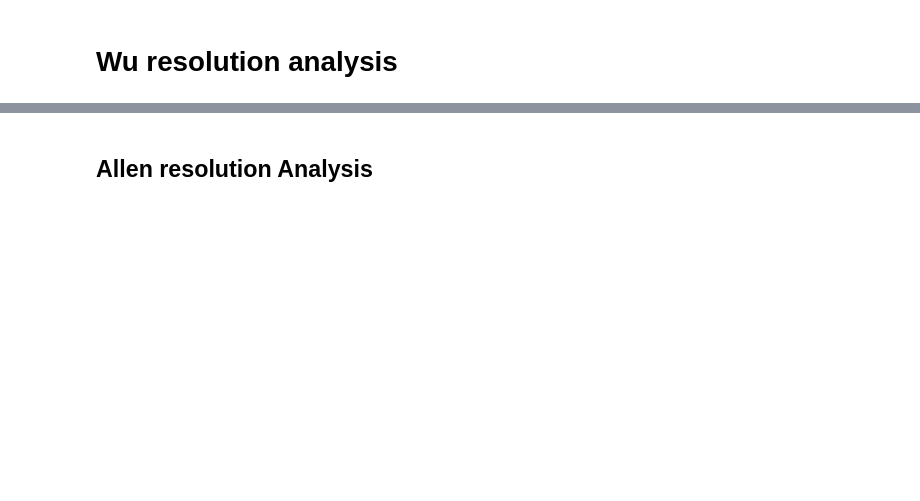
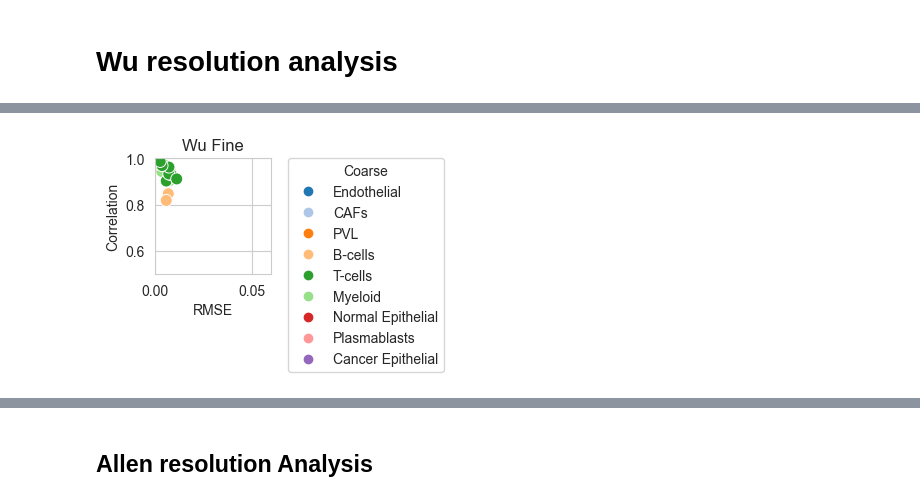
Before and after one commit to ComputationalBiomedicineGroup/rectangle_paper, a Jupyter notebook: notebooks/figure_3.ipynb, the cells around one changed output, grey strips where cells are left out. Saved outputs shown, nothing was run; the diff lists cells and outputs as text; code cells hidden in the pictures; blank space fills up the shorter version.

```diff
--- a/notebooks/figure_3.ipynb
+++ b/notebooks/figure_3.ipynb
@@ -906,9 +803,7 @@ plt.show()
 # %%
 import pandas as pd
 import helper
-wu_fine_folder = '../data/fig3/resolution_csv/allen_wu/wu_resolution_analysis_sim_fine_annot'
-wu_normal_folder = '../data/fig3/resolution_csv/allen_wu/wu_resolution_analysis_sim_normal_annot'
-wu_coarse_folder = '../data/fig3/resolution_csv/allen_wu/wu_resolution_analysis_sim_coarse_annot'
+
 
 wu_fine_estimations = []
 wu_fine_true =[]
@@ -917,15 +812,15 @@ wu_normal_true =[]
 wu_coarse_estimations = []
 wu_coarse_true =[]
 for i in range(1,6):
-    fine_estimation = pd.read_csv(wu_fine_folder + f'/replicate_{i}/deconvolution.csv', index_col=0)
+    fine_estimation = pd.read_csv(wu_folder + f'/replicate_{i}/estimations_fine.csv', index_col=0)
     fine_estimation = fine_estimation.drop('Unknown', axis=1)
-    fine_true = pd.read_csv(wu_fine_folder + f'/replicate_{i}/true_cell_fractions.csv', index_col=0)
-    normal_estimation = pd.read_csv(wu_normal_folder + f'/replicate_{i}/deconvolution.csv', index_col=0)
+    fine_true = pd.read_csv(wu_folder + f'/replicate_{i}/wu_resolution_analysis_sim_fine_annot_facs.csv', index_col=0)
+    normal_estimation = pd.read_csv(wu_folder + f'/replicate_{i}/estimations_normal.csv', index_col=0)
     normal_estimation = normal_estimation.drop('Unknown', axis=1)
-    normal_true = pd.read_csv(wu_normal_folder + f'/replicate_{i}/true_cell_fractions.csv', index_col=0)
-    coarse_estimation = pd.read_csv(wu_coarse_folder + f'/replicate_{i}/deconvolution.csv', index_col=0)
+    normal_true = pd.read_csv(wu_folder + f'/replicate_{i}/wu_resolution_analysis_sim_normal_annot_facs.csv', index_col=0)
+    coarse_estimation = pd.read_csv(wu_folder + f'/replicate_{i}/estimations_coarse.csv', index_col=0)
     coarse_estimation = coarse_estimation.drop('Unknown', axis=1)
-    coarse_true = pd.read_csv(wu_coarse_folder + f'/replicate_{i}/true_cell_fractions.csv', index_col=0)
+    coarse_true = pd.read_csv(wu_folder + f'/replicate_{i}/wu_resolution_analysis_sim_coarse_annot_facs.csv', index_col=0)
     wu_fine_estimations.append(fine_estimation)
     wu_normal_estimations.append(normal_estimation)
     wu_coarse_estimations.append(coarse_estimation)
@@ -1083,56 +983,28 @@ plt.show()
 # %%
-cell_palette.update({
-    # ---- T cells / NK / NKT subclusters ----
-    'T_cells_c0_CD4+_CCR7': '#B3B3B3',              # CD4 family
-    'T_cells_c1_CD4+_IL7R': '#B3B3B3',              # CD4 family
-    'T_cells_c2_CD4+_T-regs_FOXP3': '#52A0A0',      # Tregs
-    'T_cells_c3_CD4+_Tfh_CXCL13': '#B3B3B3',        # CD4 family
-    'T_cells_c4_CD8+_ZFP36': '#A6D854',             # CD8 family
-    'T_cells_c5_CD8+_GZMK': '#A6D854',              # CD8 family
-    'T_cells_c6_IFIT1': '#FFD92F',                  # general T cells (or interferon-ish)
-    'T_cells_c7_CD8+_IFNG': '#A6D854',              # CD8 effector
-    'T_cells_c8_CD8+_LAG3': '#A6D854',              # exhausted CD8
-    'T_cells_c9_NK_cells_AREG': '#DDD700',          # NK family
-    'T_cells_c10_NKT_cells_FCGR3A': '#DDD700',      # NKT/NK-like
-    'T_cells_c11_MKI67': '#B3B3B3',                 # cycling -> neutral
+wu_fine_df = build_wu_plot_df(wu_fine_r_cell_avg, wu_fine_rsme_cell_avg)
+wu_fine_palette = {
+    row.cell_type: wu_coarse_color_map.get(row.coarse, '#999999')
+    for row in wu_fine_df.itertuples(index=False)
+}
 
-    # ---- Myeloid subclusters ----
-    'Myeloid_c0_DC_LAMP3': '#8DA0CB',               # DC family
-    'Myeloid_c3_cDC1_CLEC9A': '#A3C292',            # cDC1 (matches your cDC1)
-    'Myeloid_c11_cDC2_CD1C': '#A1C090',             # cDC2 (matches your cDC2)
-    'Myeloid_c4_DCs_pDC_IRF7': '#E5C494',           # pDC family
-    'Myeloid_c12_Monocyte_1_IL1B': '#E78AC3',       # monocytes
-    'Myeloid_c8_Monocyte_2_S100A9': '#E78AC3',      # monocytes
-    'Myeloid_c7_Monocyte_3_FCGR3A': '#E78AC3',      # monocytes (non-classical-ish but keep same family)
-    'Myeloid_c5_Macrophage_3_SIGLEC1': '#FC8D62',   # macrophage family
-    'Myeloid_c10_Macrophage_1_EGR1': '#FC8D62',     # macrophage family
-    'Myeloid_c9_Macrophage_2_CXCL10': '#FC8D62',    # macrophage family
-    'Myeloid_c1_LAM1_FABP5': '#FC8D62',             # macrophage-like (LAM)
-    'Myeloid_c2_LAM2_APOE': '#FC8D62',              # macrophage-like (LAM)
-
-    # ---- CAF subclusters ----
-    'CAFs_Transitioning_s3': '#66C2A5',
-    'CAFs_MSC_iCAF-like_s1': '#66C2A5',
-    'CAFs_MSC_iCAF-like_s2': '#66C2A5',
-    'CAFs_myCAF_like_s4': '#66C2A5',
-    'CAFs_myCAF_like_s5': '#66C2A5',
-
-    # ---- PVL subclusters ----
-    'PVL_Immature_s1': '#FC8D62',
-    'PVL_Immature_s2': '#FC8D62',
-    'PVL_Differentiated_s3': '#FC8D62',
-})
-sns.set_style("whitegrid")
+sns.set_style('whitegrid')
 plt.figure(figsize=(1.5, 1.5))
-# set y lim from 0 to 1
-plt.xlim(0, 0.08)
-plt.ylim(-0.3, 1)
-sns.scatterplot(data=wu_fine_r_cell_avg.to_frame(name='Correlation').join(wu_fine_rsme_cell_avg.to_frame(name='RMSE')), x='RMSE', y='Correlation', hue=wu_fine_r_cell_avg.index, s=75, palette=cell_palette)
+plt.xlim(0, 0.06)
+plt.ylim(0.5, 1)
+ax = sns.scatterplot(
+    data=wu_fine_df,
+    x='RMSE',
+    y='Correlation',
+    hue='cell_type',
+    s=75,
+    palette=wu_fine_palette,
+    legend=False,
+)
 plt.title('Wu Fine')
-#legend in two rows
-plt.legend(bbox_to_anchor=(1.15, 1), loc=2, borderaxespad=0., ncol=1)
-#tight layout
-#save the whole figure
+wu_coarse_order = [c for c in wu_mappings['Coarse'].drop_duplicates() if c in set(wu_fine_df['coarse'])]
+add_wu_coarse_legend(ax, wu_coarse_order)
 plt.savefig('../figures/3d_scatter_wu_fine.pdf', bbox_inches='tight')
 plt.show()
+# %% [output]
+[figure, added]
 # %%
```
Also changed, not shown: parts of 28 cells of this notebook, 8 other files.
